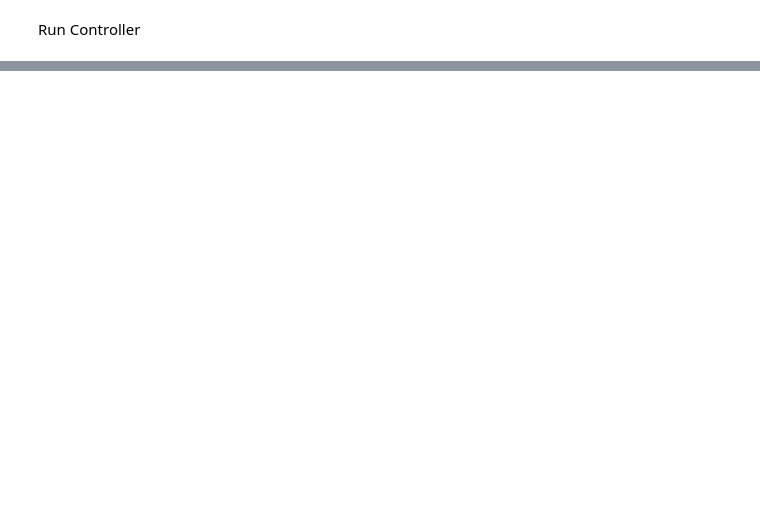
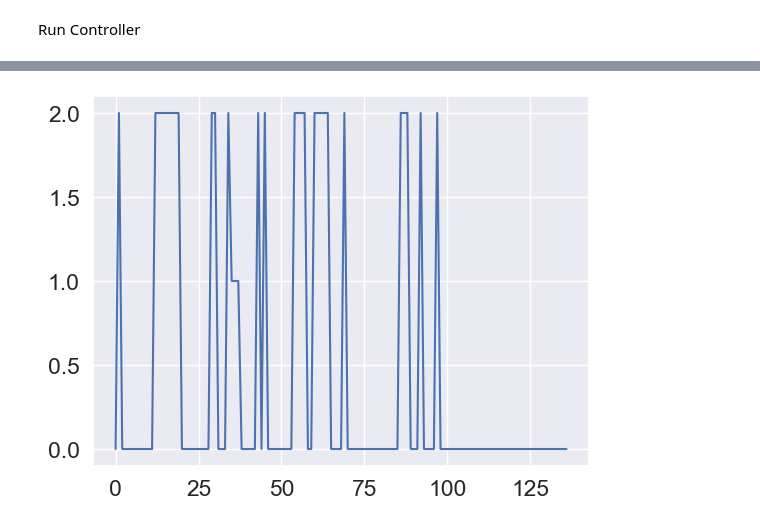
Before and after one commit to StackMonkey/Transparent-control-with-LSTM-and-FMG, a Jupyter notebook: LSTM and RNN examples/HighLevelController.ipynb, the cells around one changed output, grey strips where cells are left out. Saved outputs shown, nothing was run; the diff lists cells and outputs as text; code cells hidden in the pictures; blank space fills up the shorter version.

```diff
--- a/LSTM and RNN examples/HighLevelController.ipynb
+++ b/LSTM and RNN examples/HighLevelController.ipynb
@@ -828,17 +855,29 @@ predictedTau = list()
 angle = list()
 armbandData = list()
 interactionTorque = list()
+saveMass = list()
 while startT + 30 > time.time():
 # Extract raw values
-    #sa.start_transmission()
-    #armbandData = sa.get_sample()
-    #sa.stop_transmission()
-    #massClass = np.argmax(modelW.predict(armbandData[0:7]), axis=1)
-    #if massClass == 0:
-    #    mass = prevMass
-    #else:
-    #    mass = payloadMass[massClass]
-    #prevMass = mass
+    sa.start_transmission()
+    armbandData = sa.get_sample()
+    sa.stop_transmission()
+    FSRdata = armbandData[19][0:8]
+    FSRdata = array(FSRdata)
+    FSRdata = FSRdata.reshape(1,-1)
+    #FSRdataScaled = scaler.fit_transform(FSRdata)
+    # Normalisation of data
+    FSRdataScalednorm = (FSRdata - mean_cols)/std_cols         # Training set mean and std will be used for test normalization
+    # SOMI are following 4 lines
+    FSRdata_sort = np.sort(FSRdataScalednorm, axis=1)
+    FSRdata_norm = FSRdata_sort/np.max(abs(FSRdata_sort), axis = 1)[:,None]
+    FSRdata=FSRdata_norm
+    massClass = np.argmax(modelW.predict(FSRdata), axis=1)
+    saveMass.append(massClass[0])
+    if massClass[0] == 0:
+        mass = prevMass
+    else:
+        mass = payloadMass[massClass[0]]
+    prevMass = mass
     pre1 = str(TorquePre)
     pre2 = str(mass)
     s.write(b'G')
@@ -911,0 +951,9 @@ printing forecast
+# %%
+import matplotlib.pyplot as plt
+#pyplot.plot(actualTau)
+#pyplot.plot(predictedTau)
+pyplot.plot(saveMass)
+#pyplot.plot(scaledInteraction)
+pyplot.show()
+# %% [output]
+[figure, added]
```
Also changed, not shown: parts of 5 cells of this notebook, 38 other files.
